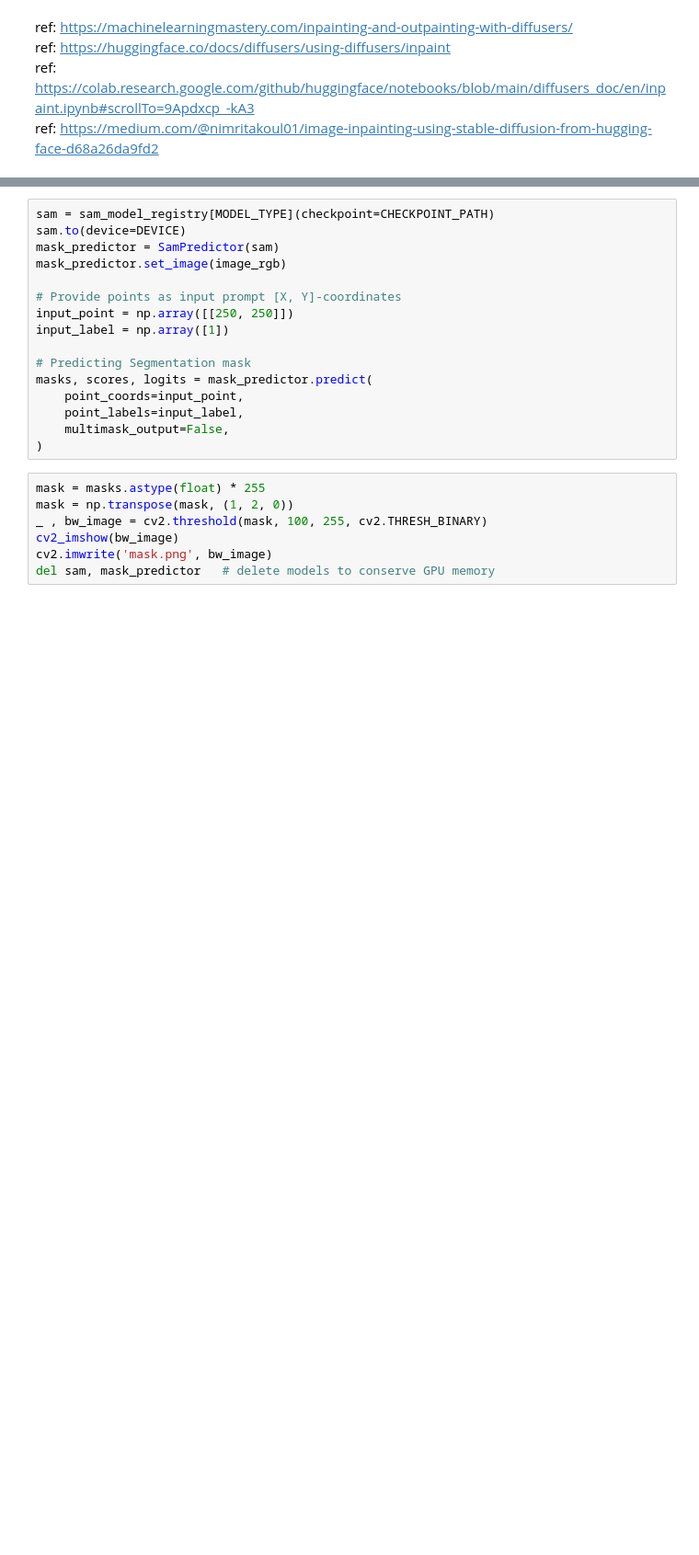
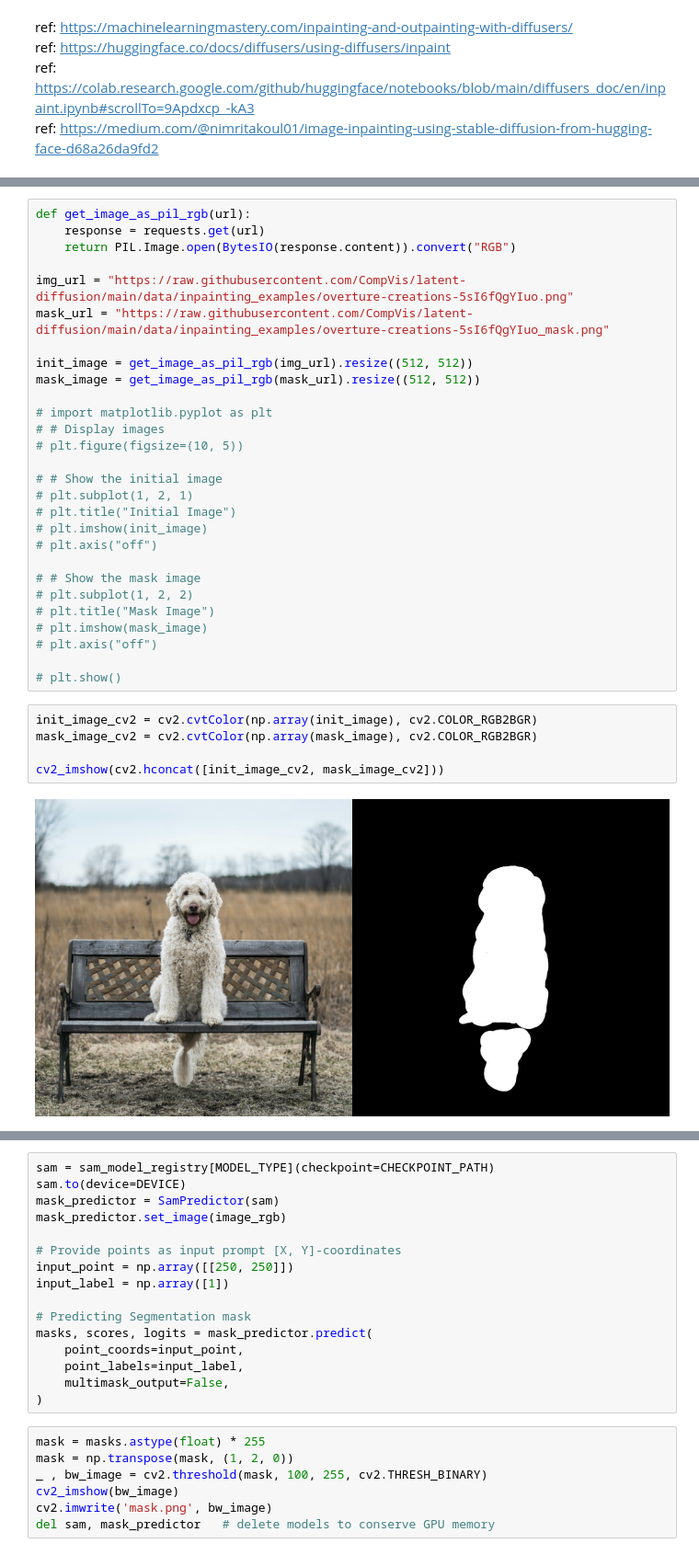
Before and after one commit to tino926/new_ai_scripts, a Jupyter notebook: huggingface_diffusers/huggingface_diffusers.ipynb, the cells around one changed output, grey strips where cells are left out. Shown at 92% size. Drawn from its saved outputs; the diff is of its cells as text; blank space fills up the shorter version.

```diff
--- a/huggingface_diffusers/huggingface_diffusers.ipynb
+++ b/huggingface_diffusers/huggingface_diffusers.ipynb
@@ -33,0 +69,35 @@ print(DEVICE)
+# %%
+def get_image_as_pil_rgb(url):
+    response = requests.get(url)
+    return PIL.Image.open(BytesIO(response.content)).convert("RGB")
+
+img_url = "https://raw.githubusercontent.com/CompVis/latent-diffusion/main/data/inpainting_examples/overture-creations-5sI6fQgYIuo.png"
+mask_url = "https://raw.githubusercontent.com/CompVis/latent-diffusion/main/data/inpainting_examples/overture-creations-5sI6fQgYIuo_mask.png"
+
+init_image = get_image_as_pil_rgb(img_url).resize((512, 512))
+mask_image = get_image_as_pil_rgb(mask_url).resize((512, 512))
+
+# import matplotlib.pyplot as plt
+# # Display images
+# plt.figure(figsize=(10, 5))
+
+# # Show the initial image
+# plt.subplot(1, 2, 1)
+# plt.title("Initial Image")
+# plt.imshow(init_image)
+# plt.axis("off")
+
+# # Show the mask image
+# plt.subplot(1, 2, 2)
+# plt.title("Mask Image")
+# plt.imshow(mask_image)
+# plt.axis("off")
+
+# plt.show()
+# %%
+init_image_cv2 = cv2.cvtColor(np.array(init_image), cv2.COLOR_RGB2BGR)
+mask_image_cv2 = cv2.cvtColor(np.array(mask_image), cv2.COLOR_RGB2BGR)
+
+cv2_imshow(cv2.hconcat([init_image_cv2, mask_image_cv2]))
+# %% [output]
+[figure, added]
```
Also changed, not shown: parts of 15 cells of this notebook.
